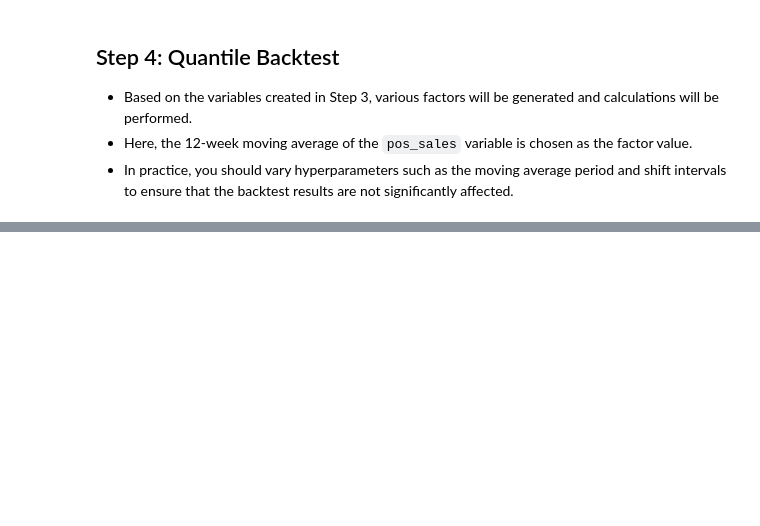
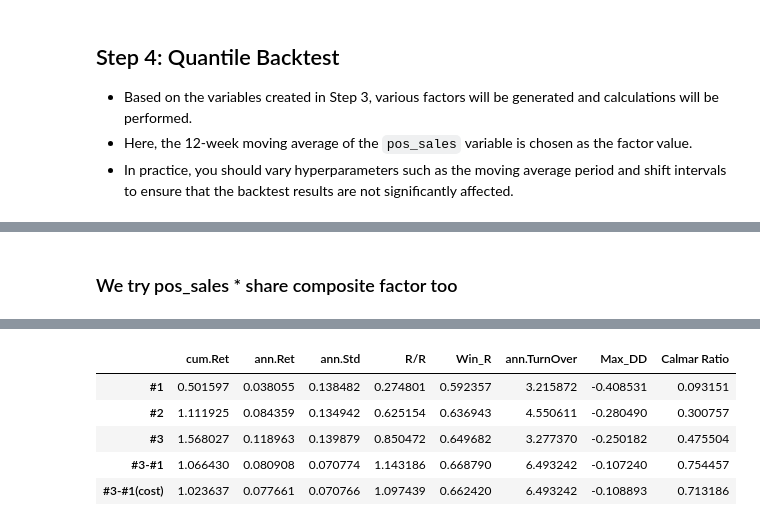
Before and after one commit to aiqindex/sample_notebooks, a Jupyter notebook: analyze/single/aiq_pos_retailer.ipynb, the cells around one changed output, grey strips where cells are left out. Saved outputs shown, nothing was run; the diff lists cells and outputs as text; code cells hidden in the pictures; blank space fills up the shorter version.

```diff
--- a/analyze/single/aiq_pos_retailer.ipynb
+++ b/analyze/single/aiq_pos_retailer.ipynb
@@ -456,0 +526,12 @@ dfqret, stats, dfsigqt = ade.q_backtest(
+# %% [markdown]
+### We try pos_sales * share composite factor too
+# %%
+dfqret, stats, dfsigqt = ade.q_backtest(
+    feature2,
+    close_return,
+    nq=nq,
+    exe_cost=exe_cost,
+    plot=True,
+    stats=True
+)
+# %% [output]
@@ -456,0 +539,6 @@ dfqret, stats, dfsigqt = ade.q_backtest(
+|  | cum.Ret | ann.Ret | ann.Std | R/R | Win_R | ann.TurnOver | Max_DD | Calmar Ratio |
+| #1 | 0.501597 | 0.038055 | 0.138482 | 0.274801 | 0.592357 | 3.215872 | -0.408531 | 0.093151 |
+| #2 | 1.111925 | 0.084359 | 0.134942 | 0.625154 | 0.636943 | 4.550611 | -0.280490 | 0.300757 |
+| #3 | 1.568027 | 0.118963 | 0.139879 | 0.850472 | 0.649682 | 3.277370 | -0.250182 | 0.475504 |
+| #3-#1 | 1.066430 | 0.080908 | 0.070774 | 1.143186 | 0.668790 | 6.493242 | -0.107240 | 0.754457 |
+| #3-#1(cost) | 1.023637 | 0.077661 | 0.070766 | 1.097439 | 0.662420 | 6.493242 | -0.108893 | 0.713186 |
```
Also changed, not shown: parts of 25 cells of this notebook, 3 other files.
